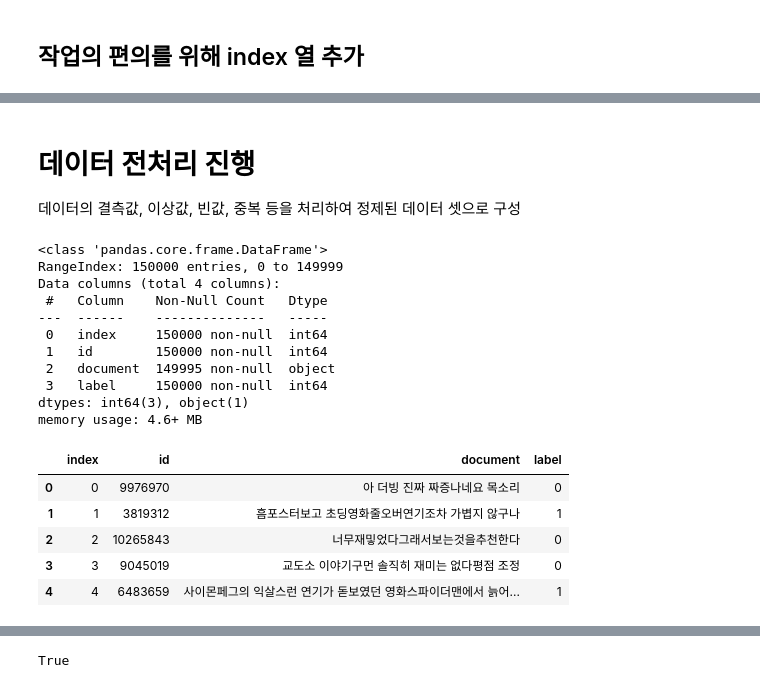
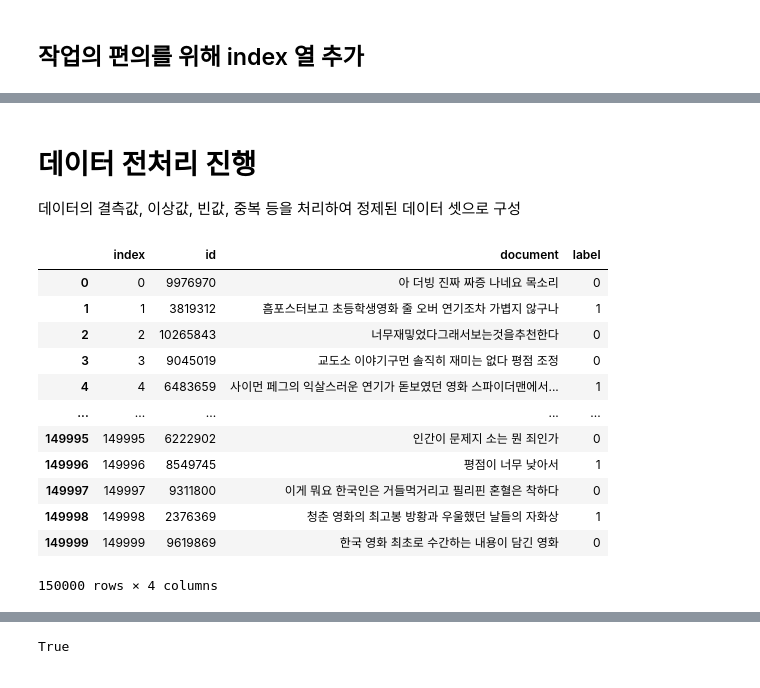
Before and after one commit to colinder/NaverMovieReviewNLP, a Jupyter notebook: NaverMovieReviewNLP.ipynb, the cells around one changed output, grey strips where cells are left out. Cells and saved outputs as stored; diff of their text form; code cells hidden in the pictures.

Commit message:
DATA PROCESSING...

```diff
--- a/NaverMovieReviewNLP.ipynb
+++ b/NaverMovieReviewNLP.ipynb
@@ -82,31 +45,41 @@ train_data.head()
 # %% [markdown]
-# **데이터 전처리 진행**
+# 데이터 전처리 진행
 데이터의 결측값, 이상값, 빈값, 중복 등을 처리하여 정제된 데이터 셋으로 구성
-# %%
-train_data.info()
-# %% [output]
-<class 'pandas.core.frame.DataFrame'>
-RangeIndex: 150000 entries, 0 to 149999
-Data columns (total 4 columns):
- #   Column    Non-Null Count   Dtype
----  ------    --------------   -----
- 0   index     150000 non-null  int64
- 1   id        150000 non-null  int64
- 2   document  149995 non-null  object
- 3   label     150000 non-null  int64
-dtypes: int64(3), object(1)
-memory usage: 4.6+ MB
 # %%
-# 1. 정규표현식을 사용해 '!'나'.' 등 기호를 삭제
-train_data['document'] = train_data['document'].str.replace("[^0-9^ㄱ-ㅎㅏ-ㅣ가-힣 ]","")
-test_data['document'] = test_data['document'].str.replace("[^0-9^ㄱ-ㅎㅏ-ㅣ가-힣 ]","")
+import pandas as pd
+
+# 1. 정규표현식 적용
+train_data["document"] = train_data['document'].str.replace("[^0-9^ㄱ-ㅎㅏ-ㅣ가-힣 ]","", regex=True).str.replace("[ㄱ-ㅎㅏ-ㅣ]", "", regex=True).str.replace("^", "", regex=False)
+test_data["document"] = test_data['document'].str.replace("[^0-9^ㄱ-ㅎㅏ-ㅣ가-힣 ]","", regex=True).str.replace("[ㄱ-ㅎㅏ-ㅣ]", "", regex=True).str.replace("^", "", regex=False)
-# %%
-## 정규표현식 적용 확인
-train_data.head()
-# %% [output]
-|  | index | id | document | label |
-| 0 | 0 | 9976970 | 아 더빙 진짜 짜증나네요 목소리 | 0 |
-| 1 | 1 | 3819312 | 흠포스터보고 초딩영화줄오버연기조차 가볍지 않구나 | 1 |
-| 2 | 2 | 10265843 | 너무재밓었다그래서보는것을추천한다 | 0 |
-| 3 | 3 | 9045019 | 교도소 이야기구먼 솔직히 재미는 없다평점 조정 | 0 |
-| 4 | 4 | 6483659 | 사이몬페그의 익살스런 연기가 돋보였던 영화스파이더맨에서 늙어... | 1 |
+# %%
+# 맞춤법 및 띄어쓰기 교정
+from hanspell import spell_checker
+
+from tqdm import tqdm        # p-var
+
+correction_document = []
+for i in tqdm(range(train_data.shape[0])):
+    try:
+        cor_doc = spell_checker.check(train_data['document'][i])
+        correction_document.append(cor_doc.checked)
+    except:
+        correction_document.append("")
+    # 106분 소요
+
+train_data['document'] = pd.DataFrame(correction_document)
+
+train_data
+# %% [output]
+|  | index | id | document | label |
+| 0 | 0 | 9976970 | 아 더빙 진짜 짜증 나네요 목소리 | 0 |
+| 1 | 1 | 3819312 | 흠포스터보고 초등학생영화 줄 오버 연기조차 가볍지 않구나 | 1 |
+| 2 | 2 | 10265843 | 너무재밓었다그래서보는것을추천한다 | 0 |
+| 3 | 3 | 9045019 | 교도소 이야기구먼 솔직히 재미는 없다 평점 조정 | 0 |
+| 4 | 4 | 6483659 | 사이먼 페그의 익살스러운 연기가 돋보였던 영화 스파이더맨에서... | 1 |
+| ... | ... | ... | ... | ... |
+| 149995 | 149995 | 6222902 | 인간이 문제지 소는 뭔 죄인가 | 0 |
+| 149996 | 149996 | 8549745 | 평점이 너무 낮아서 | 1 |
+| 149997 | 149997 | 9311800 | 이게 뭐요 한국인은 거들먹거리고 필리핀 혼혈은 착하다 | 0 |
+| 149998 | 149998 | 2376369 | 청춘 영화의 최고봉 방황과 우울했던 날들의 자화상 | 1 |
+| 149999 | 149999 | 9619869 | 한국 영화 최초로 수간하는 내용이 담긴 영화 | 0 |
+150000 rows × 4 columns
```
Also changed, not shown: parts of 34 cells of this notebook, 8 other files.
